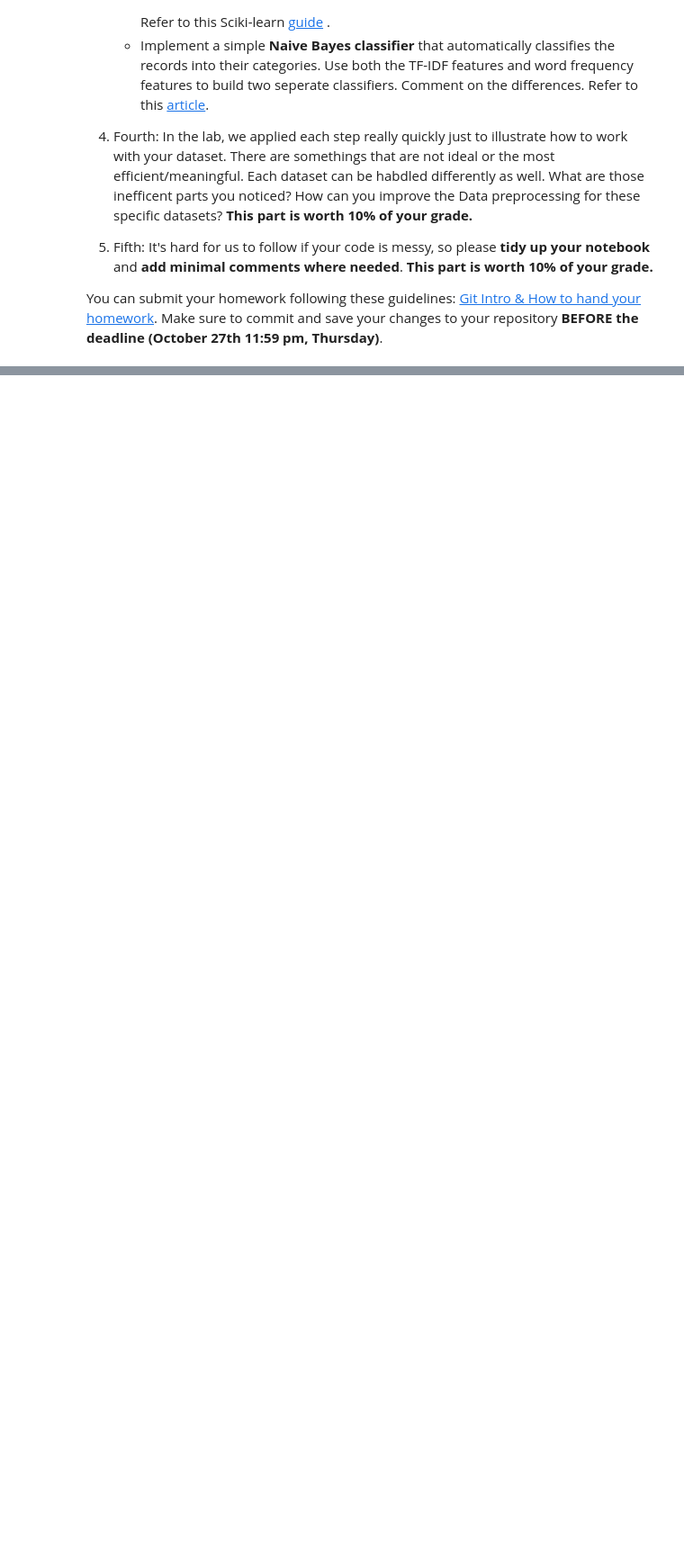
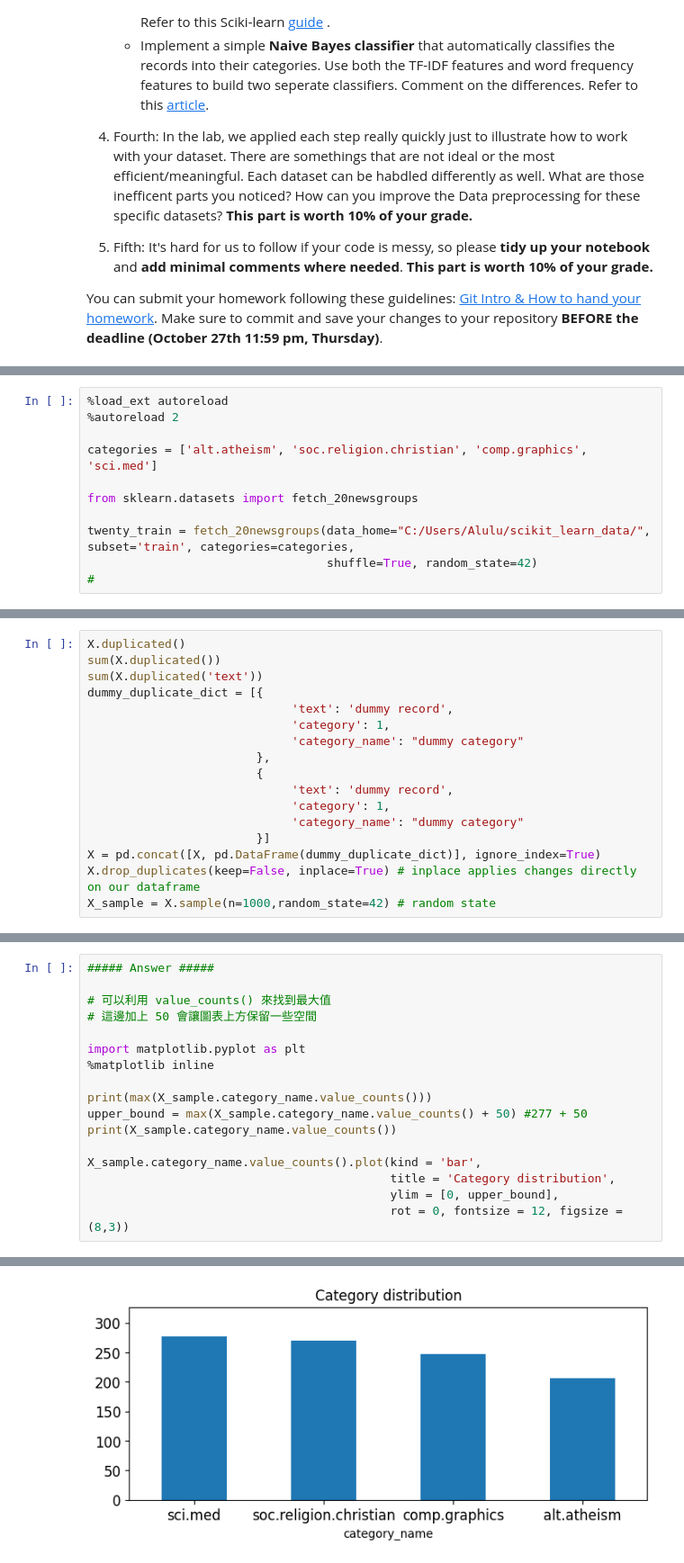
Before and after one commit to ywen9901/DM2023-Lab1, a Jupyter notebook: Homework/DM2023-Lab1-Homework.ipynb, the cells around one changed output, grey strips where cells are left out. Shown at 90% size. Saved outputs shown, nothing was run; the diff lists cells and outputs as text; blank space fills up the shorter version.

```diff
--- a/Homework/DM2023-Lab1-Homework.ipynb
+++ b/Homework/DM2023-Lab1-Homework.ipynb
@@ -35,0 +47,11 @@ You can submit your homework following these guidelines: [Git Intro & How to han
+# %%
+%load_ext autoreload
+%autoreload 2
+
+categories = ['alt.atheism', 'soc.religion.christian', 'comp.graphics', 'sci.med']
+
+from sklearn.datasets import fetch_20newsgroups
+
+twenty_train = fetch_20newsgroups(data_home="C:/Users/Alulu/scikit_learn_data/", subset='train', categories=categories,
+                                  shuffle=True, random_state=42)
+#
@@ -35,0 +150,17 @@ You can submit your homework following these guidelines: [Git Intro & How to han
+# %%
+X.duplicated()
+sum(X.duplicated())
+sum(X.duplicated('text'))
+dummy_duplicate_dict = [{
+                             'text': 'dummy record',
+                             'category': 1,
+                             'category_name': "dummy category"
+                        },
+                        {
+                             'text': 'dummy record',
+                             'category': 1,
+                             'category_name': "dummy category"
+                        }]
+X = pd.concat([X, pd.DataFrame(dummy_duplicate_dict)], ignore_index=True)
+X.drop_duplicates(keep=False, inplace=True) # inplace applies changes directly on our dataframe
+X_sample = X.sample(n=1000,random_state=42) # random state
@@ -35,0 +176,18 @@ You can submit your homework following these guidelines: [Git Intro & How to han
+# %%
+##### Answer #####
+
+# 可以利用 value_counts() 來找到最大值
+# 這邊加上 50 會讓圖表上方保留一些空間
+
+import matplotlib.pyplot as plt
+%matplotlib inline
+
+print(max(X_sample.category_name.value_counts()))
+upper_bound = max(X_sample.category_name.value_counts() + 50) #277 + 50
+print(X_sample.category_name.value_counts())
+
+X_sample.category_name.value_counts().plot(kind = 'bar',
+                                           title = 'Category distribution',
+                                           ylim = [0, upper_bound],
+                                           rot = 0, fontsize = 12, figsize = (8,3))
+# %% [output]
@@ -35,0 +202 @@ You can submit your homework following these guidelines: [Git Intro & How to han
+[figure, added]
```
Also changed, not shown: parts of 72 cells of this notebook, 16 other files.
